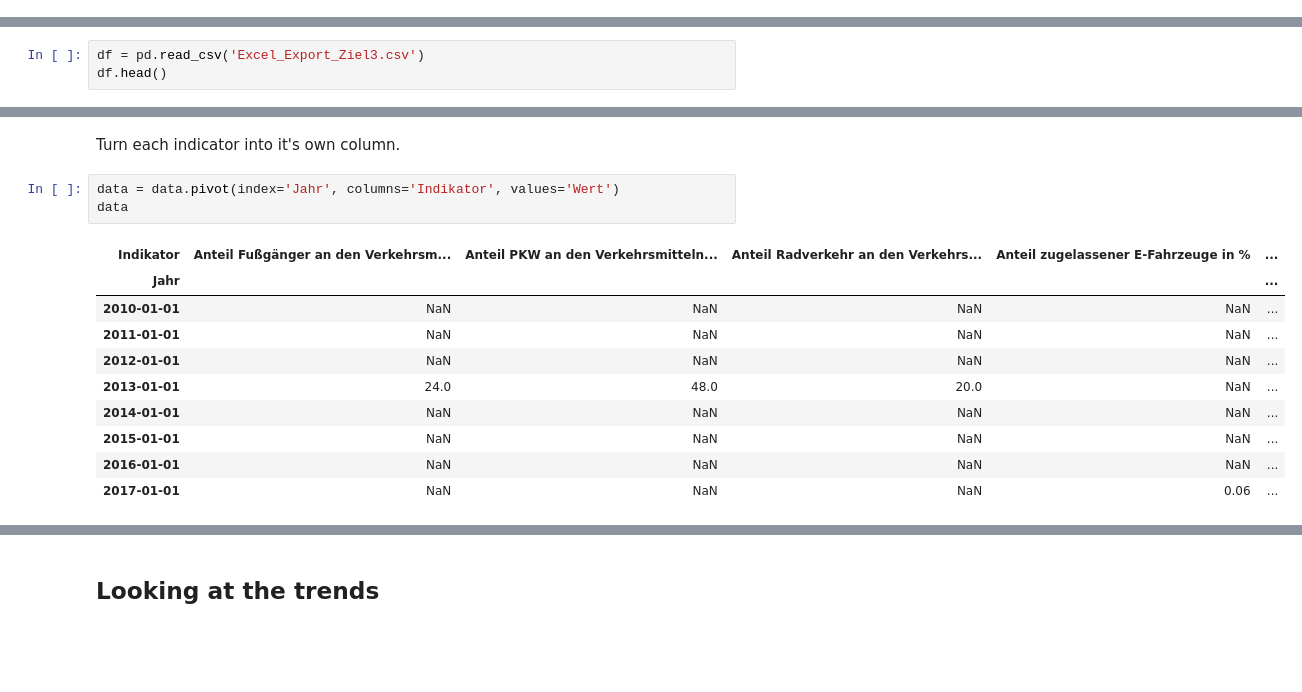
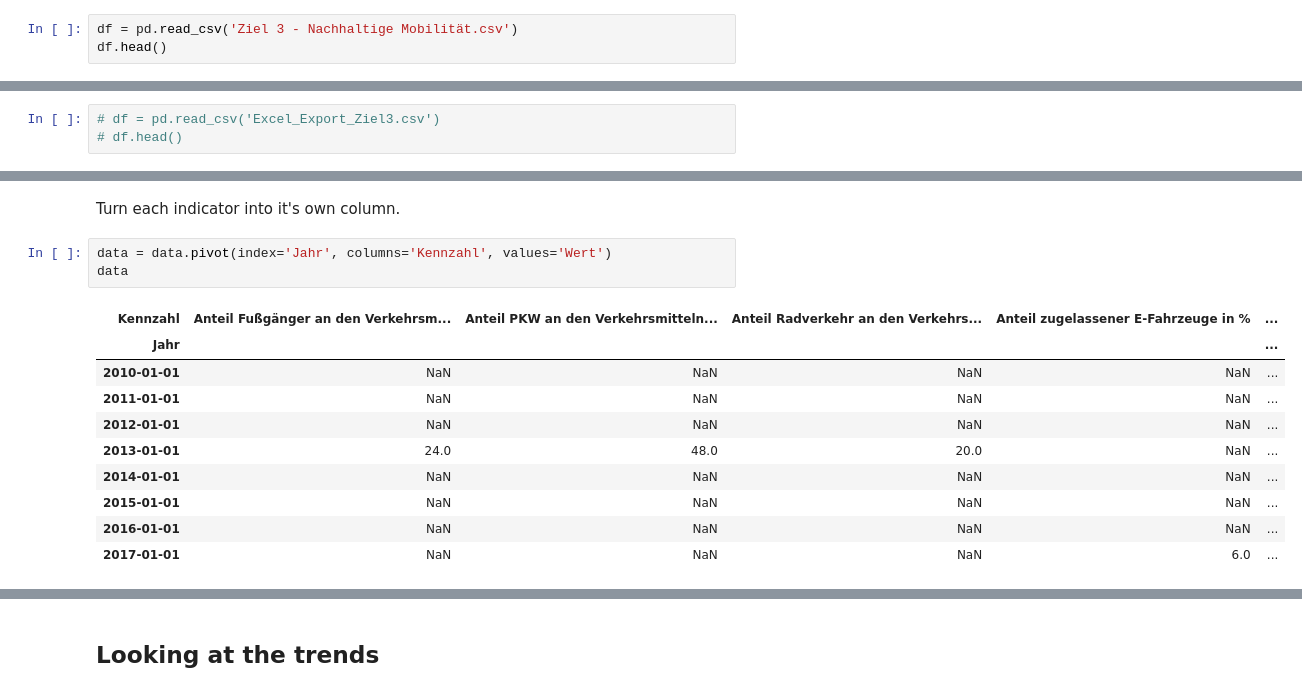
Before and after one commit to codeforosnabrueck/kosmos, a Jupyter notebook: parsing_and_analysis.ipynb, the cells around one changed output, grey strips where cells are left out. Drawn from its saved outputs; the diff is of its cells as text; blank space fills up the shorter version.

```diff
--- a/parsing_and_analysis.ipynb
+++ b/parsing_and_analysis.ipynb
@@ -4,2 +7,5 @@ import altair as alt
 from plotnine import *
 import altair as alt
+# %%
+df = pd.read_csv('Ziel 3 - Nachhaltige Mobilität.csv')
+df.head()
@@ -6,3 +20,3 @@ import altair as alt
 # %%
-df = pd.read_csv('Excel_Export_Ziel3.csv')
-df.head()
+# df = pd.read_csv('Excel_Export_Ziel3.csv')
+# df.head()
@@ -164,10 +122,10 @@ See the caveats in the documentation: http://pandas.pydata.org/pandas-docs/stabl
 # %% [markdown]
 Turn each indicator into it's own column.
 # %%
-data = data.pivot(index='Jahr', columns='Indikator', values='Wert')
+data = data.pivot(index='Jahr', columns='Kennzahl', values='Wert')
 data
 # %% [output]
-| Indikator | Anteil Fußgänger an den Verkehrsm... | Anteil PKW an den Verkehrsmitteln... | Anteil Radverkehr an den Verkehrs... | Anteil zugelassener E-Fahrzeuge in % | ... |
+| Kennzahl | Anteil Fußgänger an den Verkehrsm... | Anteil PKW an den Verkehrsmitteln... | Anteil Radverkehr an den Verkehrs... | Anteil zugelassener E-Fahrzeuge in % | ... |
 | Jahr |  |  |  |  | ... |
 | 2010-01-01 | NaN | NaN | NaN | NaN | ... |
 | 2011-01-01 | NaN | NaN | NaN | NaN | ... |
@@ -176,4 +134,4 @@ data
 | 2014-01-01 | NaN | NaN | NaN | NaN | ... |
 | 2015-01-01 | NaN | NaN | NaN | NaN | ... |
 | 2016-01-01 | NaN | NaN | NaN | NaN | ... |
-| 2017-01-01 | NaN | NaN | NaN | 0.06 | ... |
+| 2017-01-01 | NaN | NaN | NaN | 6.0 | ... |
```
Also changed, not shown: parts of 23 cells of this notebook, 1 other file.
